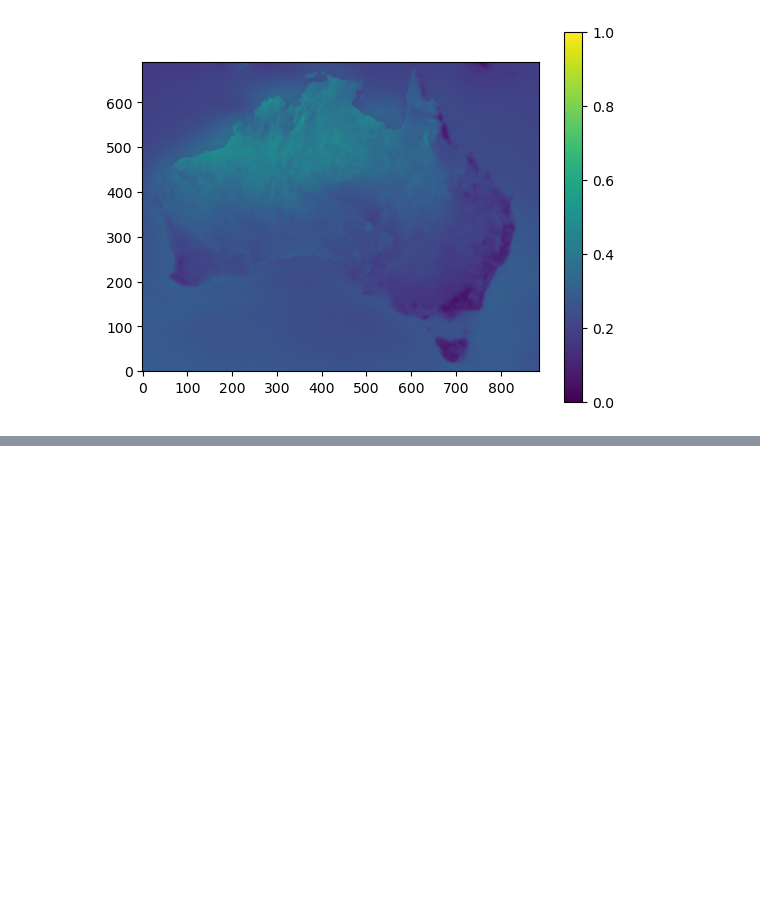
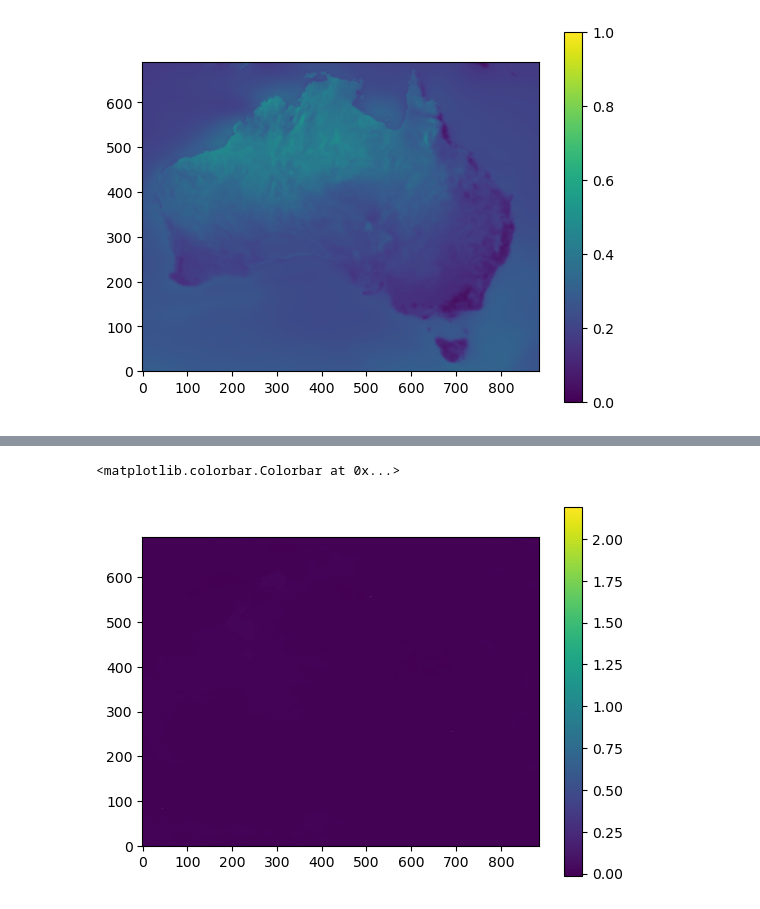
Before and after one commit to nb-bom/DWI, a Jupyter notebook: Bias_correction_comparison_DWI.ipynb, the cells around one changed output, grey strips where cells are left out. Cells and saved outputs as stored; diff of their text form; code cells hidden in the pictures; blank space fills up the shorter version.

```diff
--- a/Bias_correction_comparison_DWI.ipynb
+++ b/Bias_correction_comparison_DWI.ipynb
@@ -275,0 +277,8 @@ plt.colorbar(ph)
+# %%
+diff = monthly_mean_MRNBC_gwl_dwi[4] - monthly_mean_QME_gwl_dwi[4]
+# %%
+plt.imshow(diff, origin='lower')
+plt.colorbar()
+# %% [output]
+<matplotlib.colorbar.Colorbar at 0x...>
+[figure, added]
```
Also changed, not shown: parts of 11 cells of this notebook, 2 other files.
